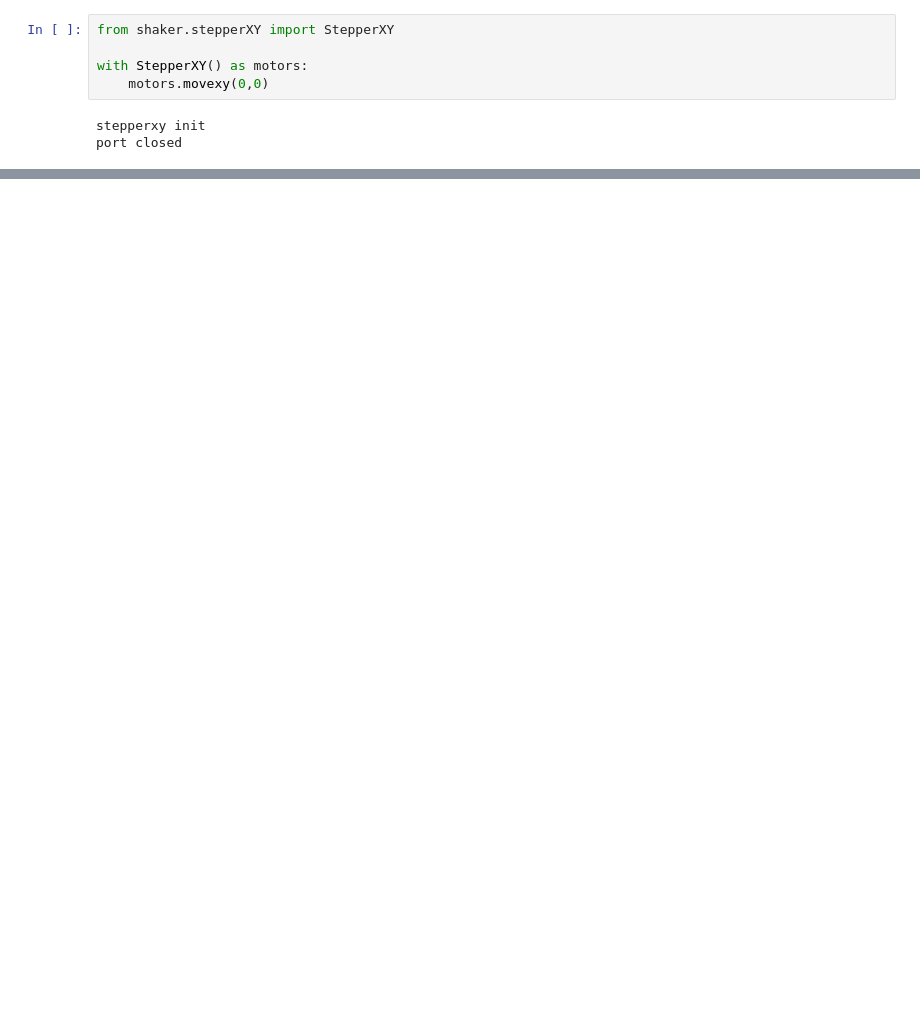
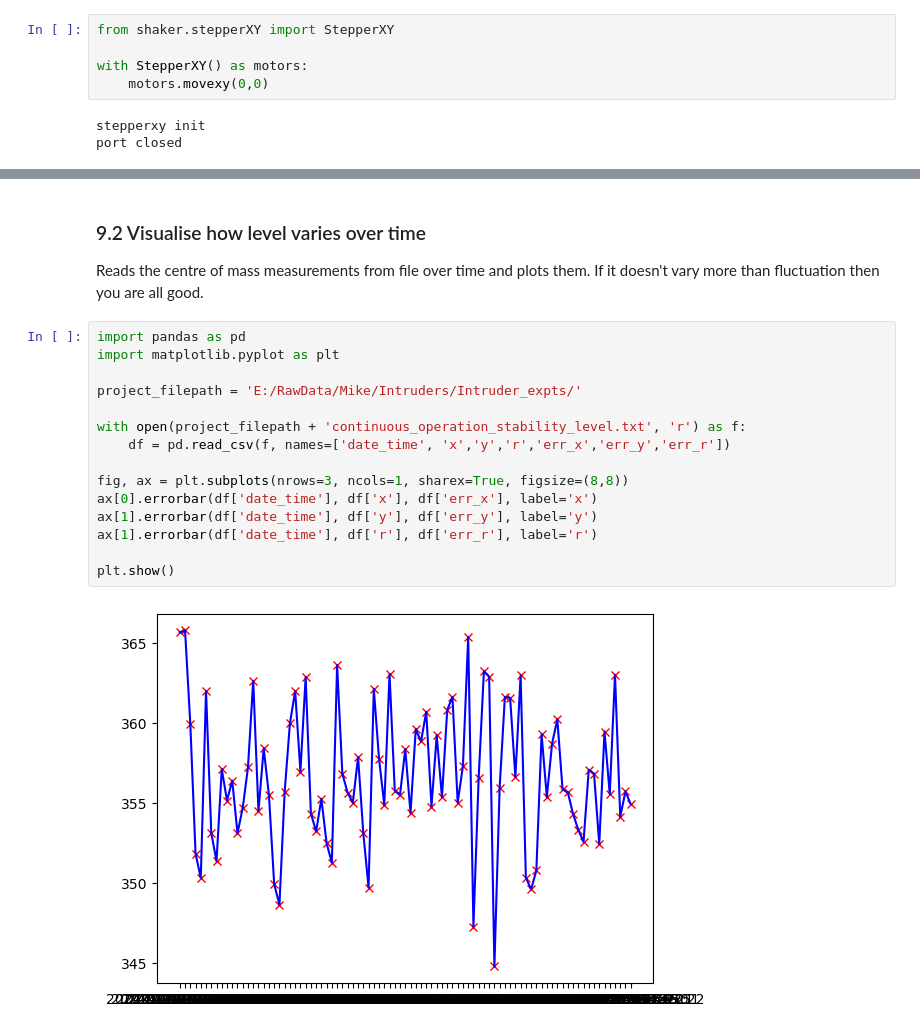
Before and after one commit to MikeSmithLabTeam/shaker_expts, a Jupyter notebook: preexperiment_setup.ipynb, the cells around one changed output, grey strips where cells are left out. Cells and saved outputs as stored; diff of their text form; blank space fills up the shorter version.

```diff
--- a/preexperiment_setup.ipynb
+++ b/preexperiment_setup.ipynb
@@ -276,0 +344,21 @@ Setting up new experimental folder :  E:/RawData/Mike/Intruders/Intruder_expts/2
+# %% [markdown]
+### 9.2 Visualise how level varies over time
+
+Reads the centre of mass measurements from file over time and plots them. If it doesn't vary more than fluctuation then you are all good.
+# %%
+import pandas as pd
+import matplotlib.pyplot as plt
+
+project_filepath = 'E:/RawData/Mike/Intruders/Intruder_expts/'
+
+with open(project_filepath + 'continuous_operation_stability_level.txt', 'r') as f:
+    df = pd.read_csv(f, names=['date_time', 'x','y','r','err_x','err_y','err_r'])
+
+fig, ax = plt.subplots(nrows=3, ncols=1, sharex=True, figsize=(8,8))
+ax[0].errorbar(df['date_time'], df['x'], df['err_x'], label='x')
+ax[1].errorbar(df['date_time'], df['y'], df['err_y'], label='y')
+ax[1].errorbar(df['date_time'], df['r'], df['err_r'], label='r')
+
+plt.show()
+# %% [output]
+[figure, added]
```
Also changed, not shown: parts of 21 cells of this notebook, 1 other file.
